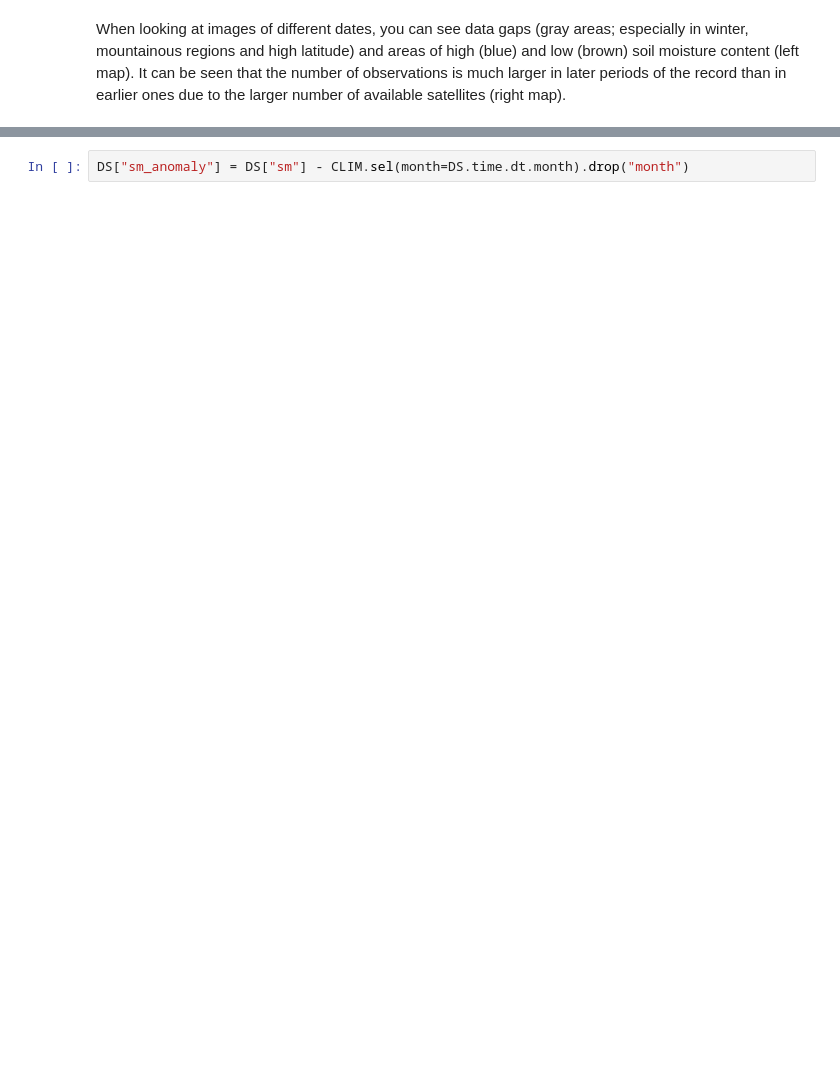
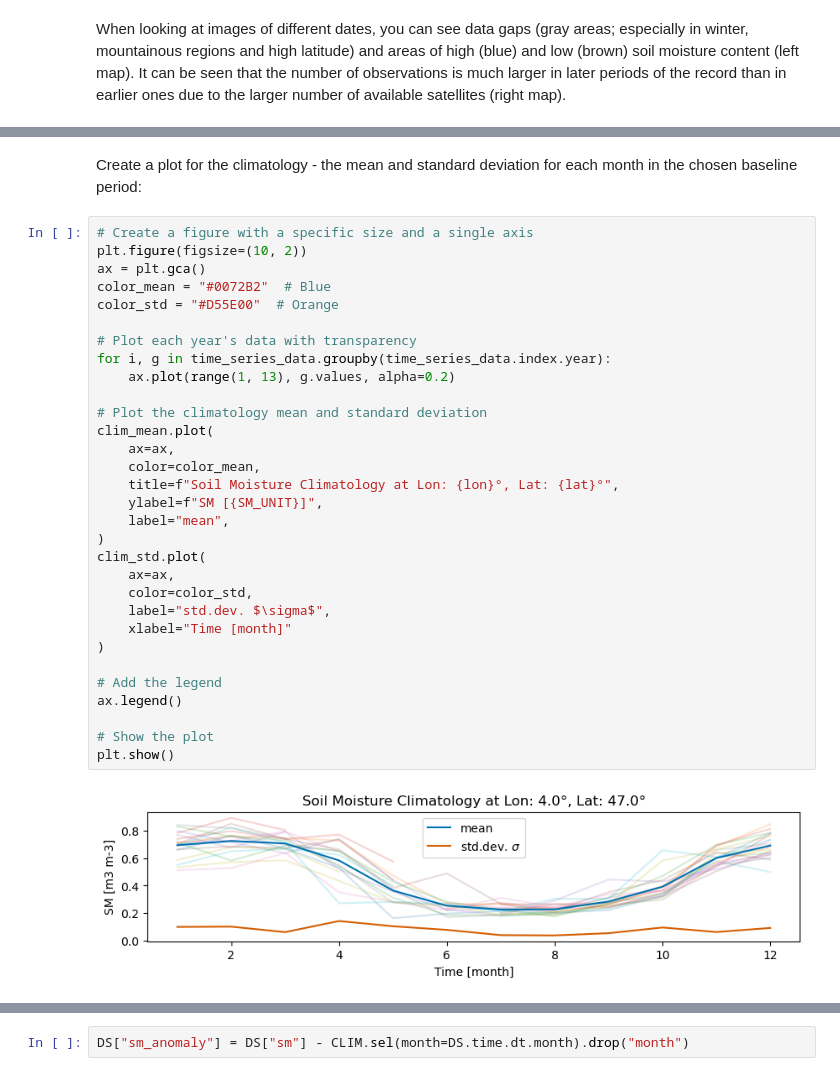
Before and after one commit to TUW-GEO/c3s_sm-tutorials, a Jupyter notebook: T1_DataAccess_Anomalies.ipynb, the cells around one changed output, grey strips where cells are left out. Cells and saved outputs as stored; diff of their text form; blank space fills up the shorter version.

```diff
--- a/T1_DataAccess_Anomalies.ipynb
+++ b/T1_DataAccess_Anomalies.ipynb
@@ -480,0 +609,35 @@ Try:
+# %% [markdown]
+Create a plot for the climatology - the mean and standard deviation for each month in the chosen baseline period:
+# %%
+# Create a figure with a specific size and a single axis
+plt.figure(figsize=(10, 2))
+ax = plt.gca()
+color_mean = "#0072B2"  # Blue
+color_std = "#D55E00"  # Orange
+
+# Plot each year's data with transparency
+for i, g in time_series_data.groupby(time_series_data.index.year):
+    ax.plot(range(1, 13), g.values, alpha=0.2)
+
+# Plot the climatology mean and standard deviation
+clim_mean.plot(
+    ax=ax,
+    color=color_mean,
+    title=f"Soil Moisture Climatology at Lon: {lon}°, Lat: {lat}°",
+    ylabel=f"SM [{SM_UNIT}]",
+    label="mean",
+)
+clim_std.plot(
+    ax=ax,
+    color=color_std,
+    label="std.dev. $\sigma$",
+    xlabel="Time [month]"
+)
+
+# Add the legend
+ax.legend()
+
+# Show the plot
+plt.show()
+# %% [output]
+[figure, added]
```
Also changed, not shown: parts of 51 cells of this notebook.
